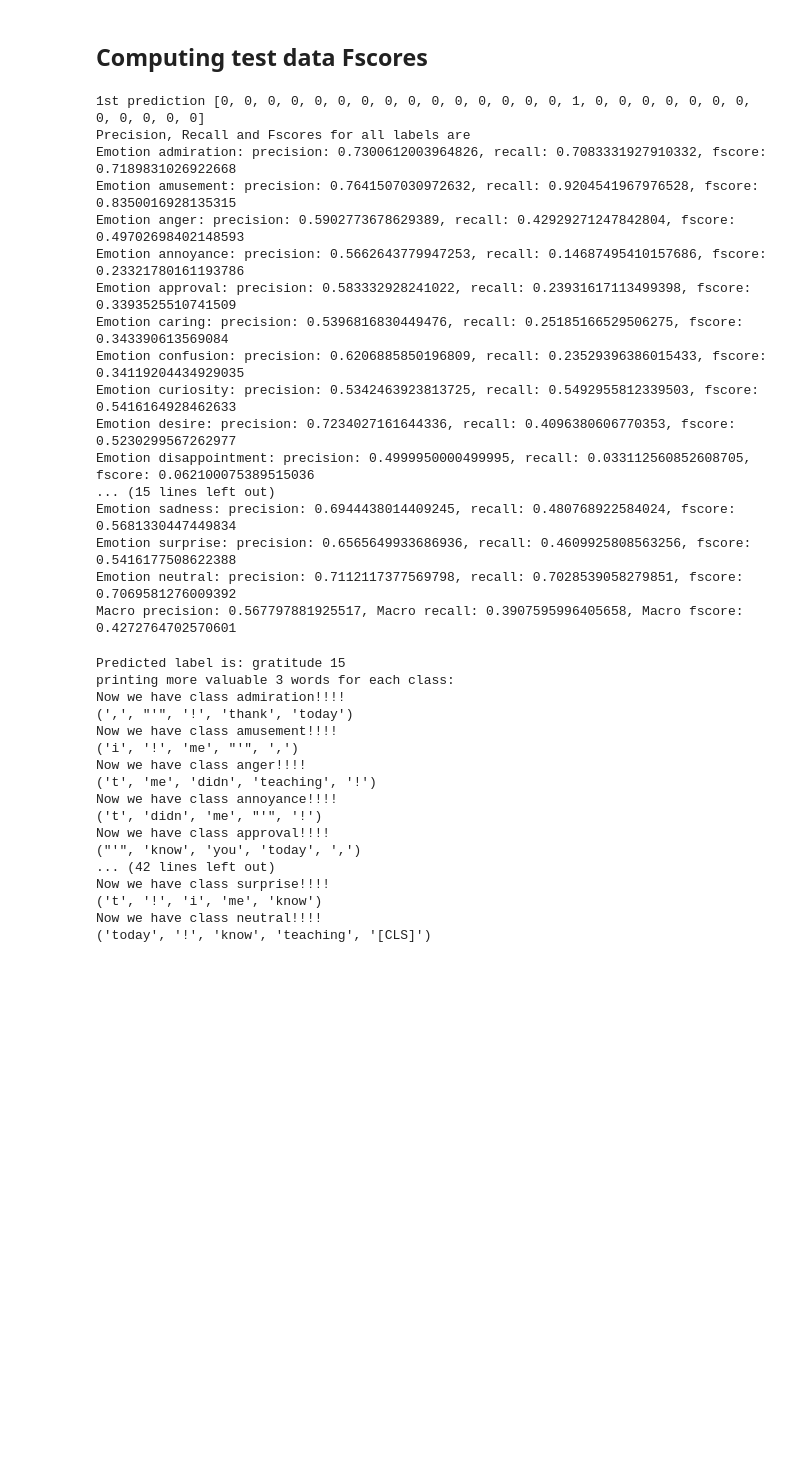
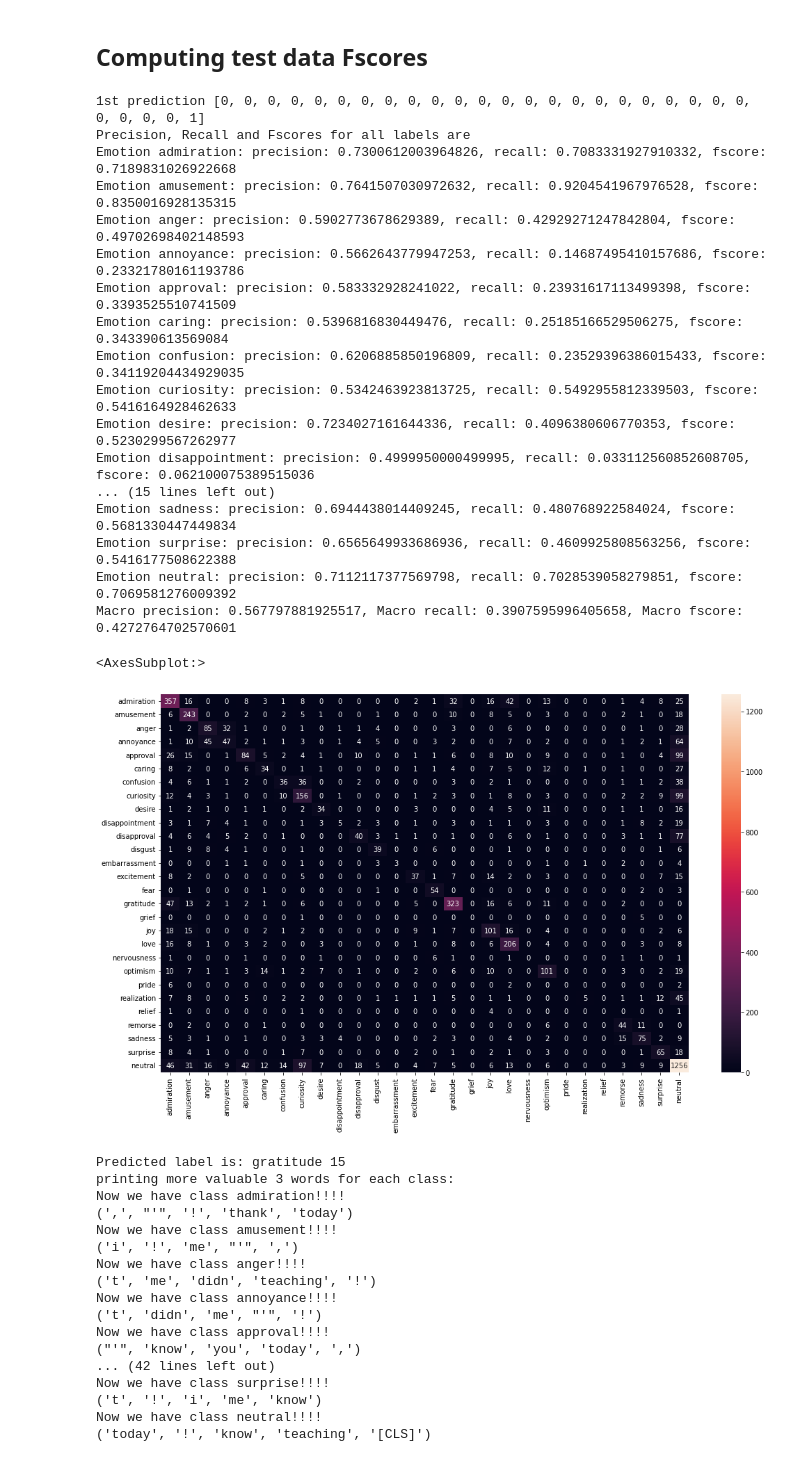
Before and after one commit to ashish230897/FineGrained-Emotion-Classification, a Jupyter notebook: emotion-interpretability.ipynb, the cells around one changed output. Drawn from its saved outputs; the diff is of its cells as text; code cells hidden in the pictures; blank space fills up the shorter version.

```diff
--- a/emotion-interpretability.ipynb
+++ b/emotion-interpretability.ipynb
@@ -203,6 +205,7 @@ def compute_metrics_allemotions(outputs, labels, label_list_, index_label):
     print("1st prediction", predictions[0])
 
     confusion_matrix = {}
+    matrix = [list(np.zeros(28)) for _ in range(28)]
     precisions, recalls, fscores = {}, {}, {}
     for label in label_list_:
         confusion_matrix[label] = {"TP":0, "FP": 0, "FN": 0}
@@ -210,8 +213,11 @@ def compute_metrics_allemotions(outputs, labels, label_list_, index_label):
 
     for i, prediction in enumerate(predictions):
         gt = labels[i]
+        classes = [i for i in range(28) if gt[i] == 1]
         for j, out in enumerate(gt):
             pred = prediction[j]
+            for class_ in classes:
+                matrix[class_][j] += pred
             if out == 0 and pred == 0: continue
             elif out == 0 and pred == 1:
                 # FP found
@@ -229,7 +235,7 @@ def compute_metrics_allemotions(outputs, labels, label_list_, index_label):
         recalls[label] = confusion_matrix[label]["TP"]/(confusion_matrix[label]["TP"] + confusion_matrix[label]["FN"] + 1e-4)
         fscores[label] = 2*precisions[label]*recalls[label]/(precisions[label]+recalls[label] + 1e-4)
 
-    return precisions, recalls, fscores
+    return precisions, recalls, fscores, matrix
 
 def compute_test_outputs(model, test_dataloader, tokenizer, device, label_list, index_label):
     predictions = []
@@ -273,7 +279,7 @@ test_obj = LoadData(
 test_loader = DataLoader(test_obj, shuffle=True, batch_size=parameters["test_bs"])
 predictions, labels = compute_test_outputs(model, test_loader, tokenizer, device, label_list, index_label)
 # %%
-precisions, recalls, fscores = compute_metrics_allemotions(predictions, labels, label_list, index_label)
+precisions, recalls, fscores, conf_matrix = compute_metrics_allemotions(predictions, labels, label_list, index_label)
 print("Precision, Recall and Fscores for all labels are ")
 
 precision, recall, fscore = 0, 0, 0
@@ -286,7 +292,7 @@ for label in label_list:
 
 print("Macro precision: {}, Macro recall: {}, Macro fscore: {}".format(precision/28, recall/28, fscore/28))
 # %% [output]
-1st prediction [0, 0, 0, 0, 0, 0, 0, 0, 0, 0, 0, 0, 0, 0, 0, 1, 0, 0, 0, 0, 0, 0, 0, 0, 0, 0, 0, 0]
+1st prediction [0, 0, 0, 0, 0, 0, 0, 0, 0, 0, 0, 0, 0, 0, 0, 0, 0, 0, 0, 0, 0, 0, 0, 0, 0, 0, 0, 1]
 Precision, Recall and Fscores for all labels are
 Emotion admiration: precision: 0.7300612003964826, recall: 0.7083331927910332, fscore: 0.7189831026922668
 Emotion amusement: precision: 0.7641507030972632, recall: 0.9204541967976528, fscore: 0.8350016928135315
@@ -303,6 +309,15 @@ Emotion sadness: precision: 0.6944438014409245, recall: 0.480768922584024, fscor
 Emotion surprise: precision: 0.6565649933686936, recall: 0.4609925808563256, fscore: 0.5416177508622388
 Emotion neutral: precision: 0.7112117377569798, recall: 0.7028539058279851, fscore: 0.7069581276009392
 Macro precision: 0.567797881925517, Macro recall: 0.3907595996405658, Macro fscore: 0.4272764702570601
+# %%
+# plotting the confusion matrix
+df_cm = pd.DataFrame(conf_matrix, index = [label for label in label_list],
+                  columns = [label for label in label_list])
+plt.figure(figsize = (17,10))
+sn.heatmap(df_cm, annot=True, fmt='g')
+# %% [output]
+<AxesSubplot:>
+[figure, added]
 # %%
 ref_token_id = tokenizer.pad_token_id # A token used for generating token reference
 sep_token_id = tokenizer.sep_token_id # A token used as a separator at the end of the text.
```
Also changed, not shown: parts of 2 cells of this notebook, 8 other files.
